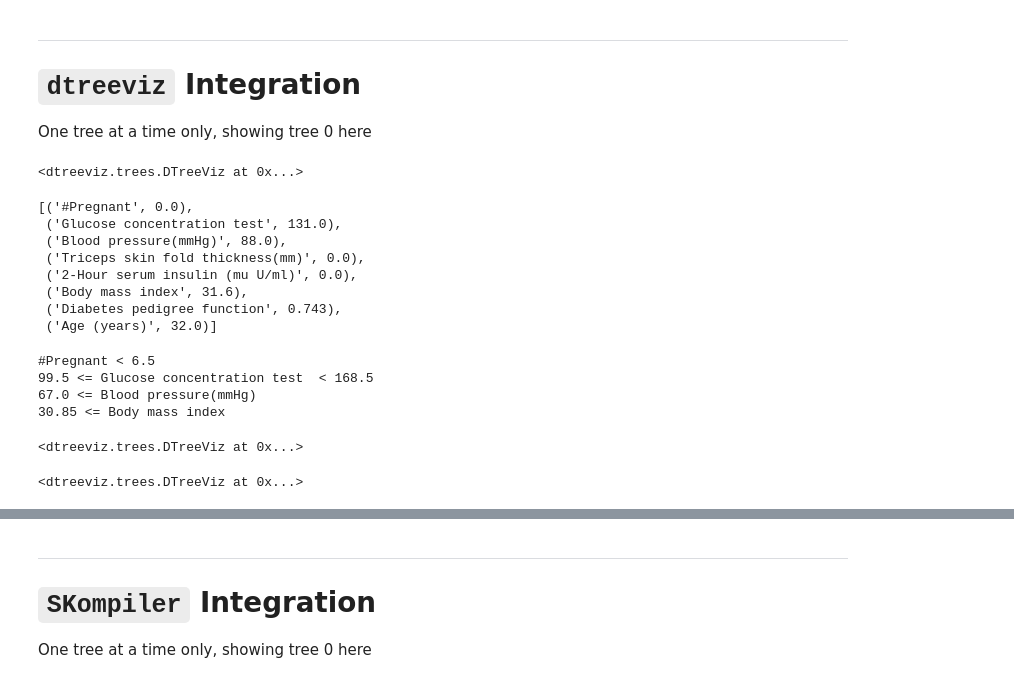
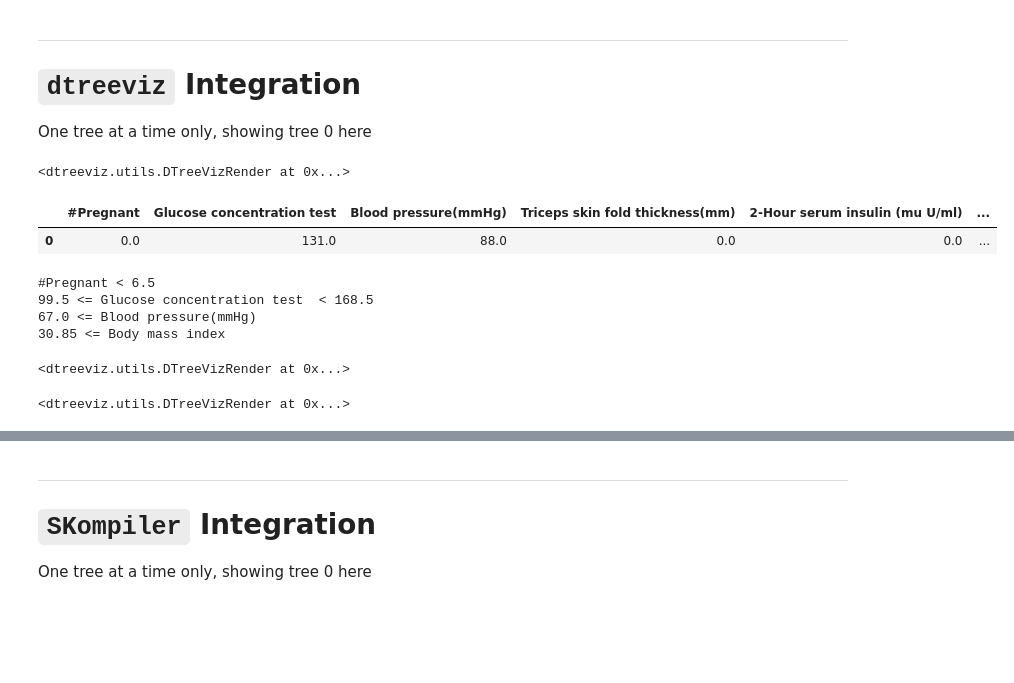
Before and after one commit to csinva/imodels, a Jupyter notebook: notebooks/figs_demo.ipynb, the cells around one changed output, grey strips where cells are left out. Drawn from its saved outputs; the diff is of its cells as text; code cells hidden in the pictures; blank space fills up the shorter version.

```diff
--- a/notebooks/FIGS_viz_demo.ipynb
+++ b/notebooks/figs_demo.ipynb
@@ -129,4 +132,4 @@ shadow_dtree = ShadowSKDTree(dt, X_train, y_train, feat_names, 'y', [0, 1])
 # %%
-trees.dtreeviz(shadow_dtree)
+viz_model.view(**dtv_params)
 # %% [output]
-<dtreeviz.trees.DTreeViz at 0x...>
+<dtreeviz.utils.DTreeVizRender at 0x...>
@@ -135,12 +136,7 @@ x_example = X_train[13]
 # %%
-list(zip(feat_names,x_example))
+x_example = X_train[13]
+display(pd.DataFrame([{col: value for col,value in zip(feat_names, x_example)}]))
 # %% [output]
-[('#Pregnant', 0.0),
- ('Glucose concentration test', 131.0),
- ('Blood pressure(mmHg)', 88.0),
- ('Triceps skin fold thickness(mm)', 0.0),
- ('2-Hour serum insulin (mu U/ml)', 0.0),
- ('Body mass index', 31.6),
- ('Diabetes pedigree function', 0.743),
- ('Age (years)', 32.0)]
+|  | #Pregnant | Glucose concentration test | Blood pressure(mmHg) | Triceps skin fold thickness(mm) | 2-Hour serum insulin (mu U/ml) | ... |
+| 0 | 0.0 | 131.0 | 88.0 | 0.0 | 0.0 | ... |
 # %%
@@ -151,10 +147,10 @@ print(trees.explain_prediction_path(shadow_dtree, x=x_example, explanation_type=
 67.0 <= Blood pressure(mmHg)
 30.85 <= Body mass index
 # %%
-trees.dtreeviz(shadow_dtree, X=x_example)
+viz_model.view(**dtv_params, x=x_example)
 # %% [output]
-<dtreeviz.trees.DTreeViz at 0x...>
+<dtreeviz.utils.DTreeVizRender at 0x...>
 # %%
-trees.dtreeviz(shadow_dtree, show_node_labels=True, fancy=False)
+viz_model.view(**dtv_params, show_node_labels=True, fancy=False)
 # %% [output]
-<dtreeviz.trees.DTreeViz at 0x...>
+<dtreeviz.utils.DTreeVizRender at 0x...>
```
Also changed, not shown: parts of 12 cells of this notebook, 1 other file.
